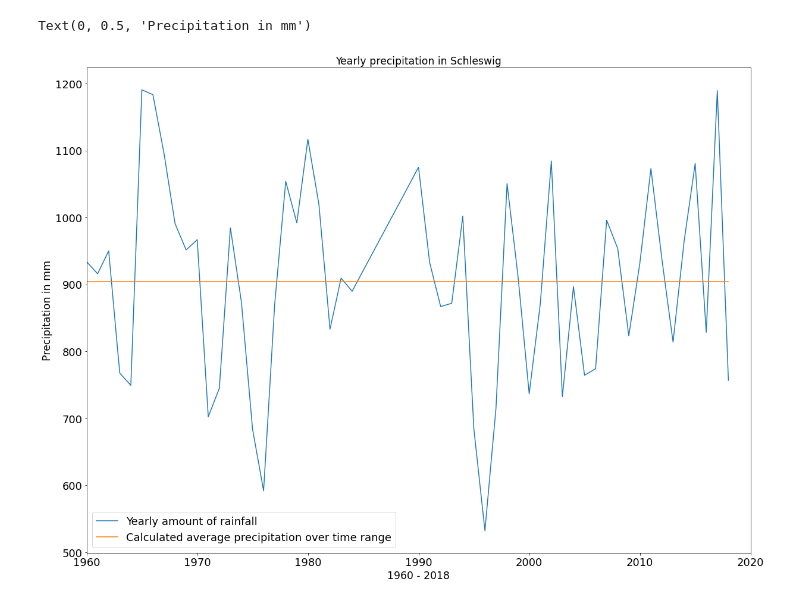
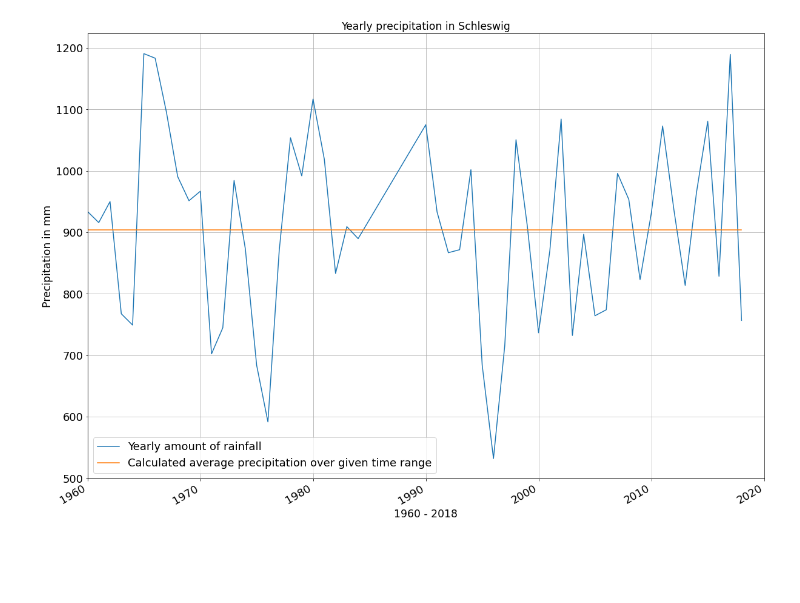
Before and after one commit to DirkEngfer/PandasTests, a Jupyter notebook: Precipitation_Schleswig.ipynb, the cells around one changed output. Saved outputs shown, nothing was run; the diff lists cells and outputs as text; code cells hidden in the pictures; blank space fills up the shorter version.

```diff
--- a/Precipitation_Schleswig.ipynb
+++ b/Precipitation_Schleswig.ipynb
@@ -34,34 +34,38 @@ df['year'] = df['start_dt'].dt.year
 df.sort_values(by=['year'], ascending=[True], inplace=True, axis=0)
 df.rename(columns={"MO_RR": "rain"}, inplace=True) # rain includes all kind of precipitation
 df = df.loc[(df.start_dt >= pd.to_datetime('19600101', format='%Y%m%d'))] # from year 1960
 df = df.loc[(df.rain >= 0)] # discard negative values
 
 # check all months were reported:
 #print(df.groupby(['year'], sort=False, as_index=False).year.count())
 # Exclude incomplete years i.e. the ones with less than 12 obs:
 g = df.groupby('year', sort=False)
 valid = pd.DataFrame(g['rain'].count())
 valid.rename(columns={'rain':'months_with_measures'}, inplace=True)
 valid = valid.loc[(valid['months_with_measures'] == 12)] # 1985 does not meet requirement
 valid['year_'] = valid.index
 df = df.merge(valid, left_on='year', right_on='year_', how='inner', sort=False)
 #print(df.loc[df.year == 1985 ]) # 1985 should be discarded for incomplete measures
 yearly = df.groupby('year')['rain'].sum() # returns Series object
 df['yearly_mean'] = yearly.mean()
 #print(yearly)
 
 import matplotlib.pyplot as plt
+import matplotlib.dates as mdates
+
 fig, ax = plt.subplots(figsize=[20,15])
 
 ax.plot(yearly, label='Yearly amount of rainfall')
-ax.plot(df['year'], df['yearly_mean'], label='Calculated average precipitation over time range')
+ax.plot(df['year'], df['yearly_mean'], label='Calculated average precipitation over given time range')
 ax.set_xlim(1960, 2020)
 ax.tick_params(labelsize=18)
+
 ax.set_title('Yearly precipitation in Schleswig', fontsize='xx-large')
-#ax.legend()
 ax.legend(loc=3, prop={'size': 18})
+ax.grid(True)
+
 plt.xlabel('1960 - 2018', fontsize='xx-large')
 plt.ylabel('Precipitation in mm', fontsize='xx-large')
+fig.autofmt_xdate(rotation=30)
 # %% [output]
-Text(0, 0.5, 'Precipitation in mm')
-[figure, old version]
+[figure, new version]
```
Also changed, not shown: parts of 1 cell of this notebook.
